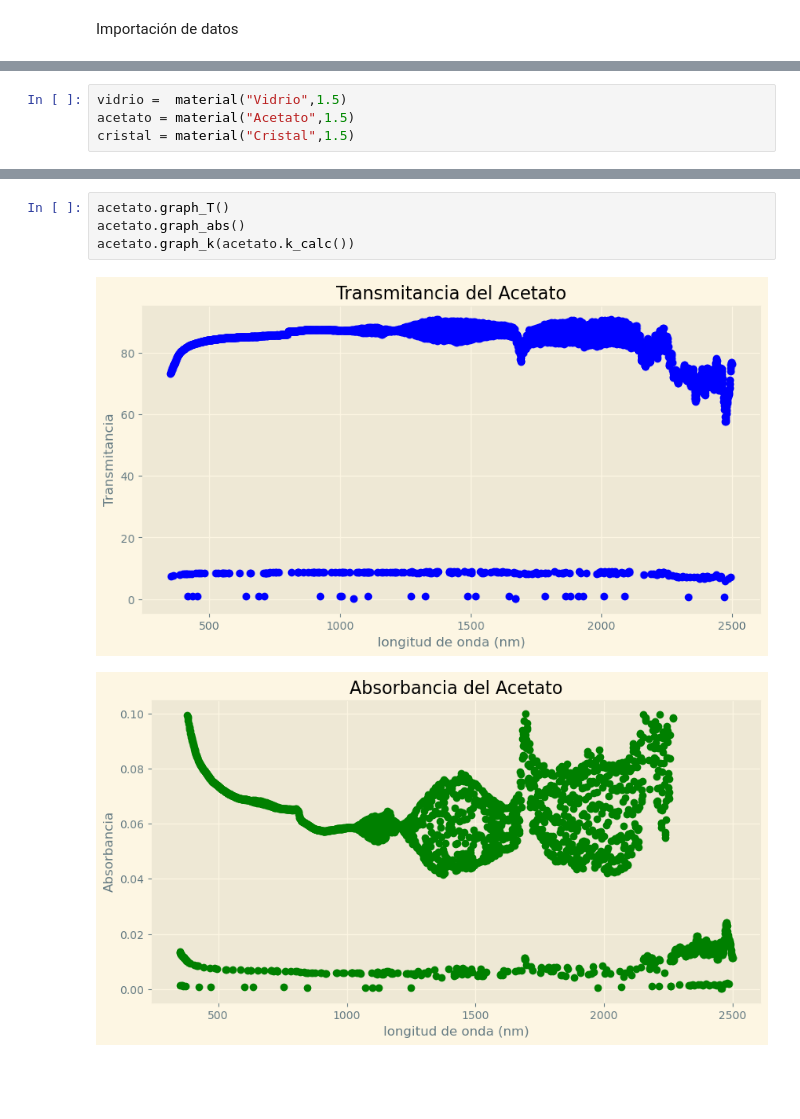
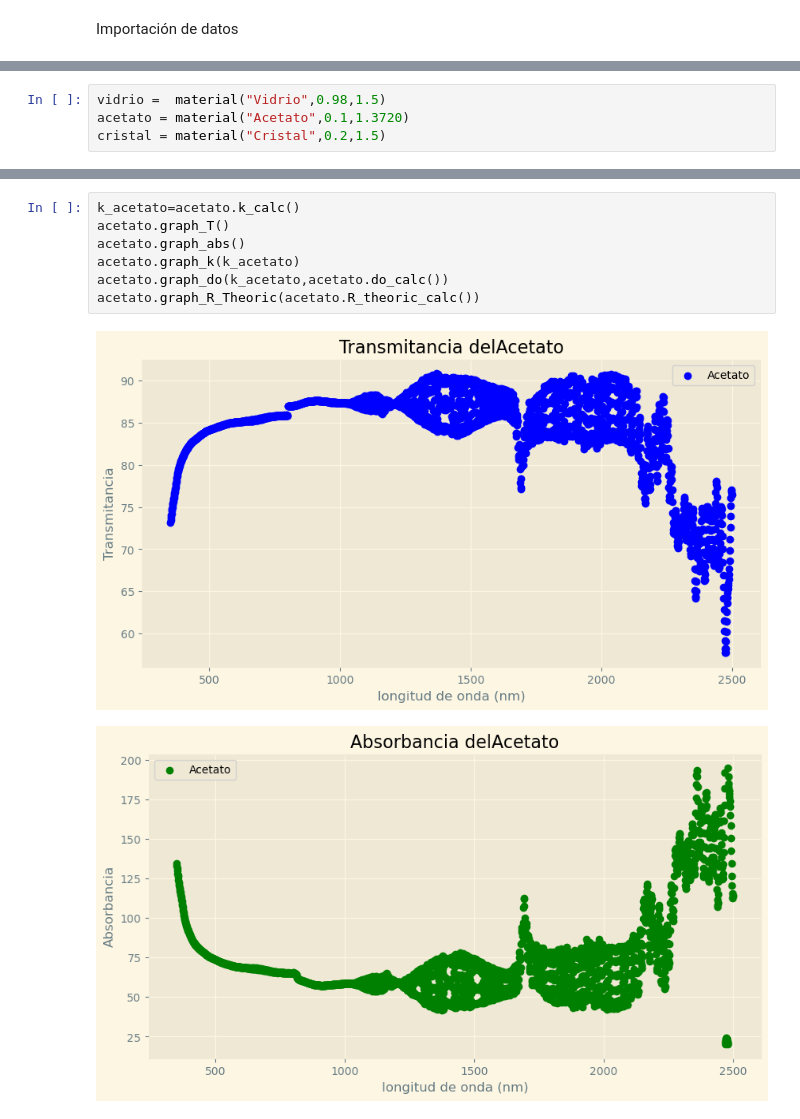
Before and after one commit to AlejoProjects/tecnicas, a Jupyter notebook: BandGapInitial.ipynb, the cells around one changed output, grey strips where cells are left out. Drawn from its saved outputs; the diff is of its cells as text; blank space fills up the shorter version.

Commit message:
fix,feature: graphed data localized on 0 fixed,k,do,R:theoric graphs implemented

```diff
--- a/BandGapInitial.ipynb
+++ b/BandGapInitial.ipynb
@@ -85,5 +150,5 @@ class material:
 # %%
-vidrio =  material("Vidrio",1.5)
-acetato = material("Acetato",1.5)
-cristal = material("Cristal",1.5)
+vidrio =  material("Vidrio",0.98,1.5)
+acetato = material("Acetato",0.1,1.3720)
+cristal = material("Cristal",0.2,1.5)
 # %%
@@ -97,7 +167,10 @@ vidrio.graph_k(vidrio.k_calc())
 # %%
+k_acetato=acetato.k_calc()
 acetato.graph_T()
 acetato.graph_abs()
-acetato.graph_k(acetato.k_calc())
+acetato.graph_k(k_acetato)
+acetato.graph_do(k_acetato,acetato.do_calc())
+acetato.graph_R_Theoric(acetato.R_theoric_calc())
 # %% [output]
-[figure, old version]
+[figure, new version]
-[figure, old version]
+[figure, new version]
```
Also changed, not shown: parts of 4 cells of this notebook, 3 other files.
